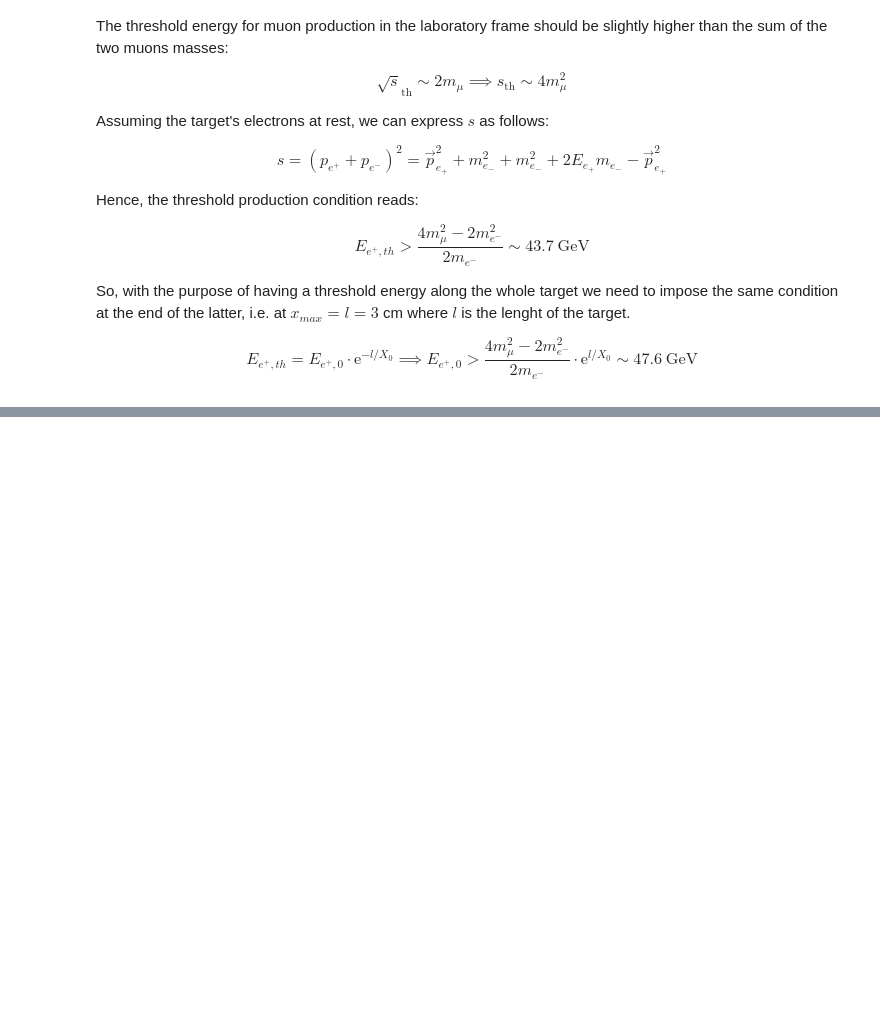
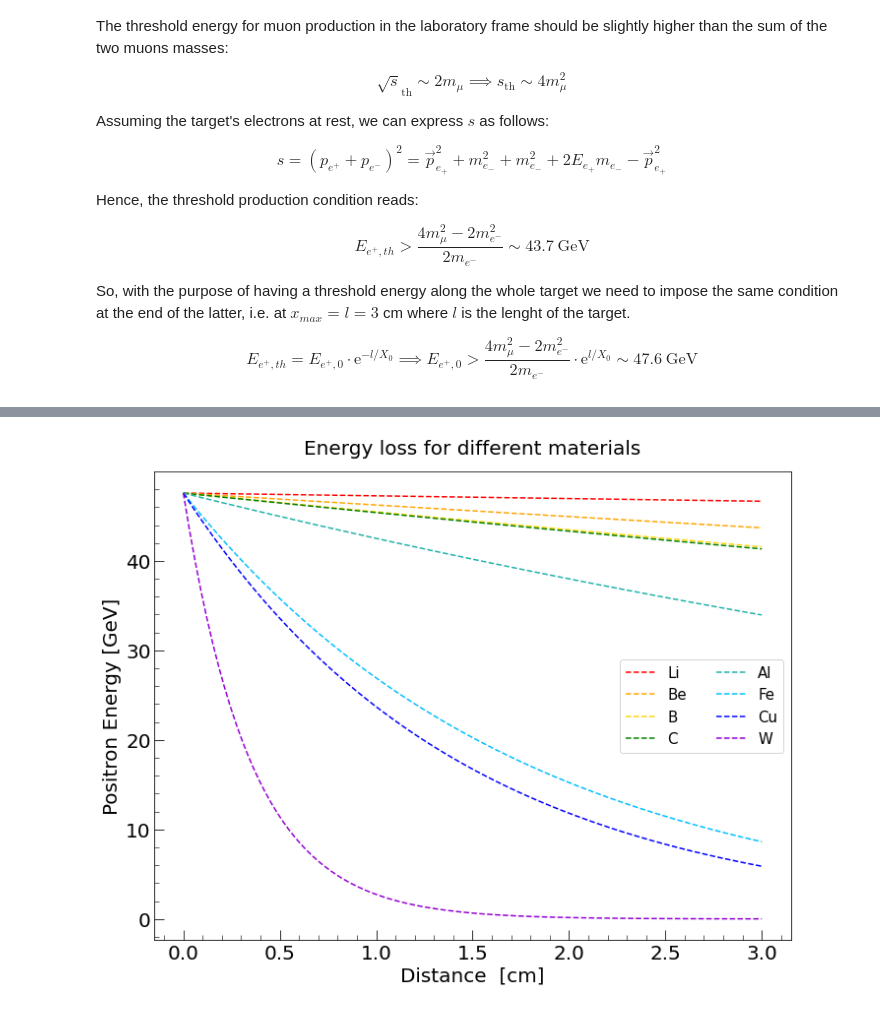
Before and after one commit to vanessacerrone/LEMMA_project, a Jupyter notebook: project.ipynb, the cells around one changed output, grey strips where cells are left out. Saved outputs shown, nothing was run; the diff lists cells and outputs as text; code cells hidden in the pictures; blank space fills up the shorter version.

```diff
--- a/project.ipynb
+++ b/project.ipynb
@@ -503,0 +506,13 @@ The energy loss in Beryllium is not significant as the exponential trend is not
+# %%
+# Build a dataframe with some material and corresponding properties
+
+Material = [   'Li',  'Be',    'B',    'C',     'Al',   'Fe',   'Cu',   'W',    'Pb']        # Material
+Z        = [   3,     4,       5,      6,    13,     26,      29,     74,     82]            # Atomic number
+M        = [ 6.941, 9.01218, 10.811, 12.0107,  26.9815, 55.6934,63.546, 183.84, 207.2]       # Molar mass [g/mol]
+density  = [ 0.5340, 1.8477 , 2.370,   2.0,   2.699 ,   7.874 ,  8.96,   19.3 ,  11.35]      # Density [g/cm^3]
+X0       = [ 155.0, 35.28,    22.23,   21.35, 8.897 ,  1.757,   1.436,   0.3504,  0.5612]    # Radiation lenght [cm]
+
+# Create a dictionary with materials and properties
+dic_properties = {'Material': Material, 'Z': Z, 'M': M,'Density': density, 'X0': X0}
+properties = pd.DataFrame(data=dic_properties)
+properties
@@ -503,0 +530,25 @@ The energy loss in Beryllium is not significant as the exponential trend is not
+# %%
+
+### Plot of energy loss or different materials ###
+colors = ['red', 'orange', 'gold', 'green', 'lightseagreen', 'deepskyblue', 'blue', 'darkviolet']
+
+x = np.linspace(0,3,100) # distances from 0 to 3 cm
+
+fig, ax = plt.subplots(1, figsize = (10,8))
+
+for i in range(0,8):
+    ax.plot(x, E_0th * np.exp(-x/properties.at[i,'X0'])* 1e-03,label = properties.at[i,'Material'], color = colors[i],ls='dashed')
+
+ax.set_title('Energy loss for different materials' ,fontsize = 20, pad = 18)
+ax.set_xlabel('Distance  [cm]',fontsize = 20)
+ax.set_ylabel('Positron Energy [GeV]',fontsize = 20)
+ax.tick_params(axis = 'both', which = 'major', direction = 'in', length = 10, labelsize = 20)
+ax.tick_params(axis = 'both', which = 'minor', direction = 'in', length = 5)
+ax.minorticks_on()
+
+ax.legend(loc='best', fontsize=15, ncol = 2)
+
+fig.tight_layout()
+plt.show()
+# %% [output]
+[figure, added]
```
Also changed, not shown: parts of 11 cells of this notebook, 2 other files.
